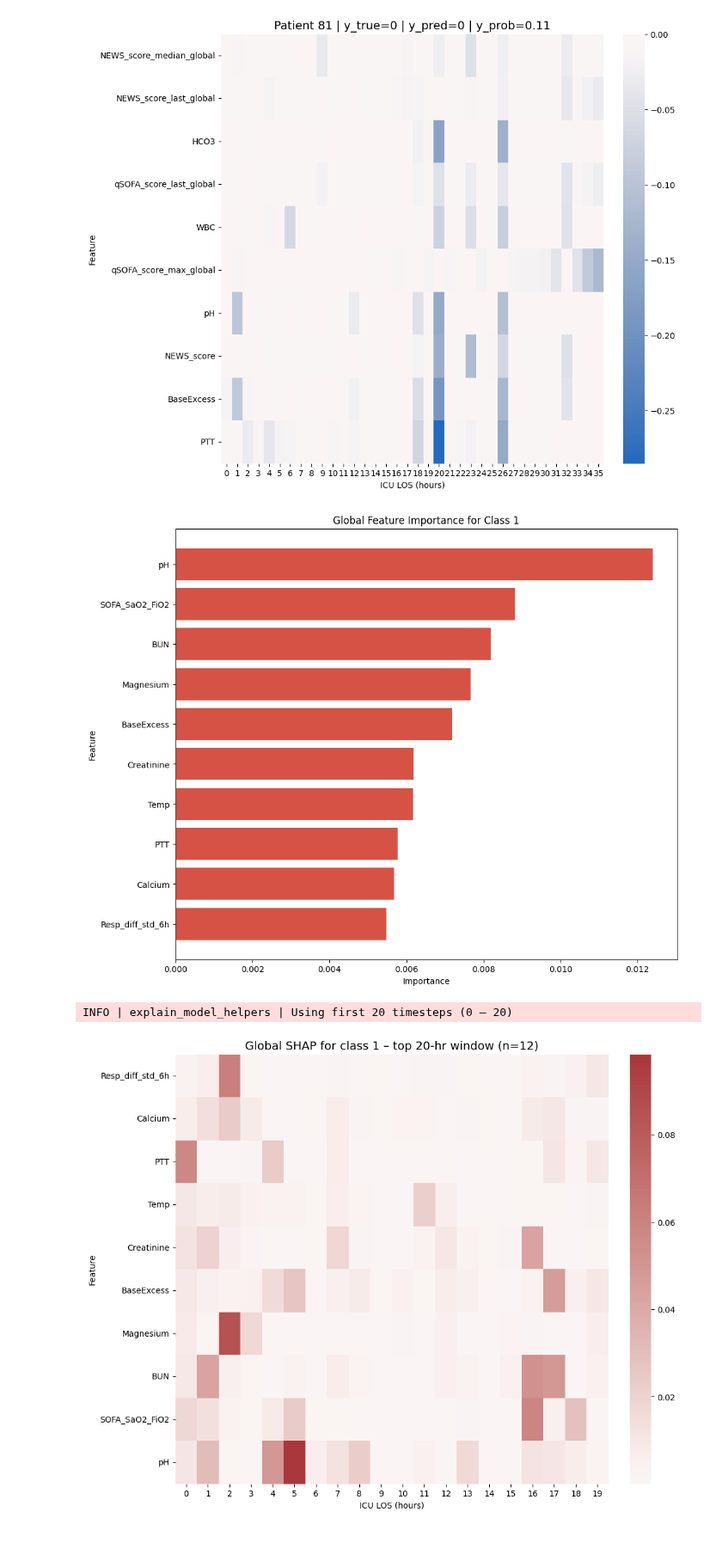
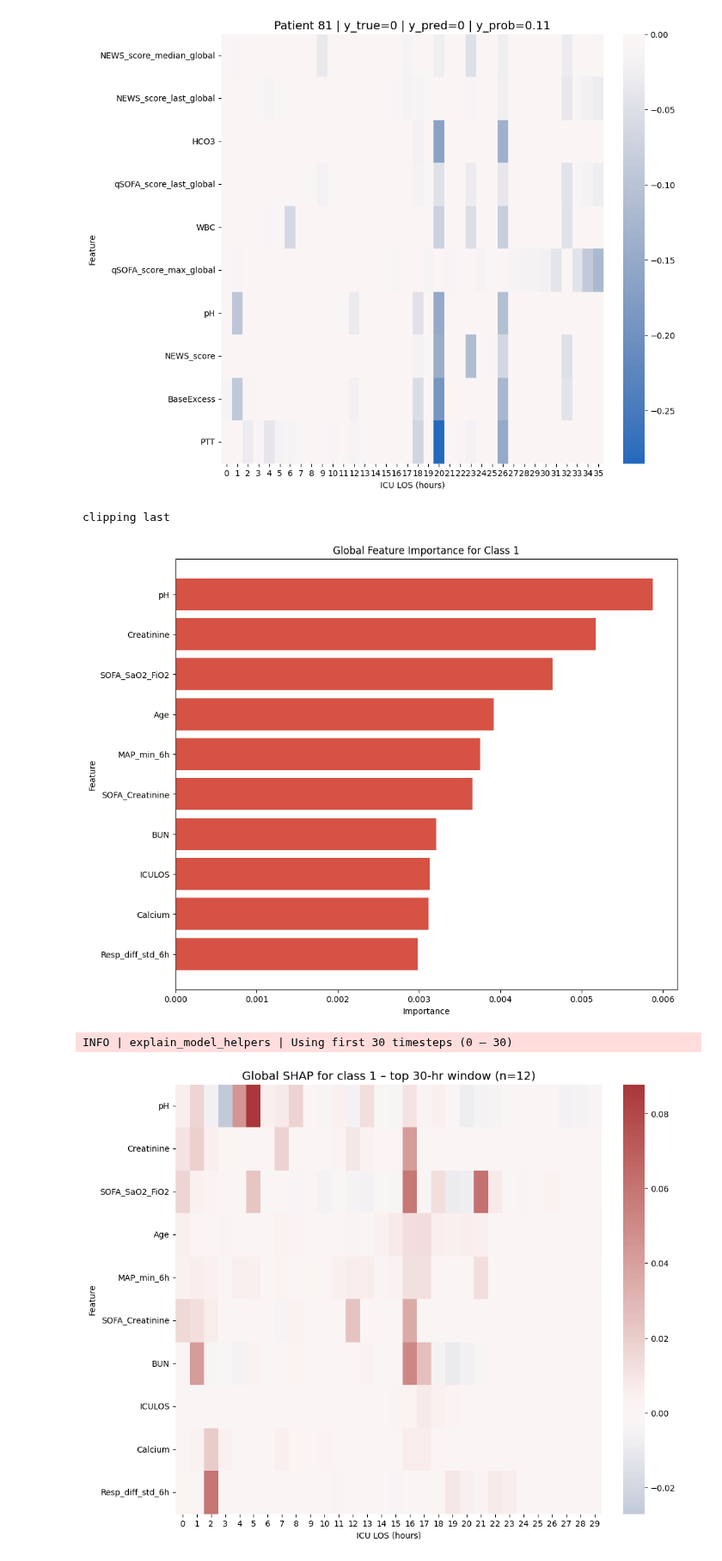
Before and after one commit to damianstone/dl-sepsis-prediction, a Jupyter notebook: models/model_B/explain_model.ipynb, the cells around one changed output. Shown at 86% size. Cells and saved outputs as stored; diff of their text form; code cells hidden in the pictures.

```diff
--- a/models/model_B/explain_model.ipynb
+++ b/models/model_B/explain_model.ipynb
@@ -105,8 +249,9 @@ from explain_model_helpers import global_heatmap, global_importance_plot, masked
 # %%
-plot, features = global_importance_plot(shap_vals, feature_names, time_index, 1, y_preds)
-plot = global_heatmap(shap_vals, feature_names, time_index, 1, y_preds, features, window_size=20)
+plot, features = global_importance_plot(shap_vals, feature_names, time_index, 1, y_preds, clipping_first=False, clipping_last=True)
+plot = global_heatmap(shap_vals, feature_names, time_index, 1, y_preds, features, window_size=30, only_target_relevant=False)
 # %% [output]
+clipping last
-[figure, old version]
+[figure, new version]
-INFO | explain_model_helpers | Using first 20 timesteps (0 – 20)
+INFO | explain_model_helpers | Using first 30 timesteps (0 – 30)
-[figure, old version]
+[figure, new version]
 # %%
```
Also changed, not shown: parts of 5 cells of this notebook, 3 other files.
